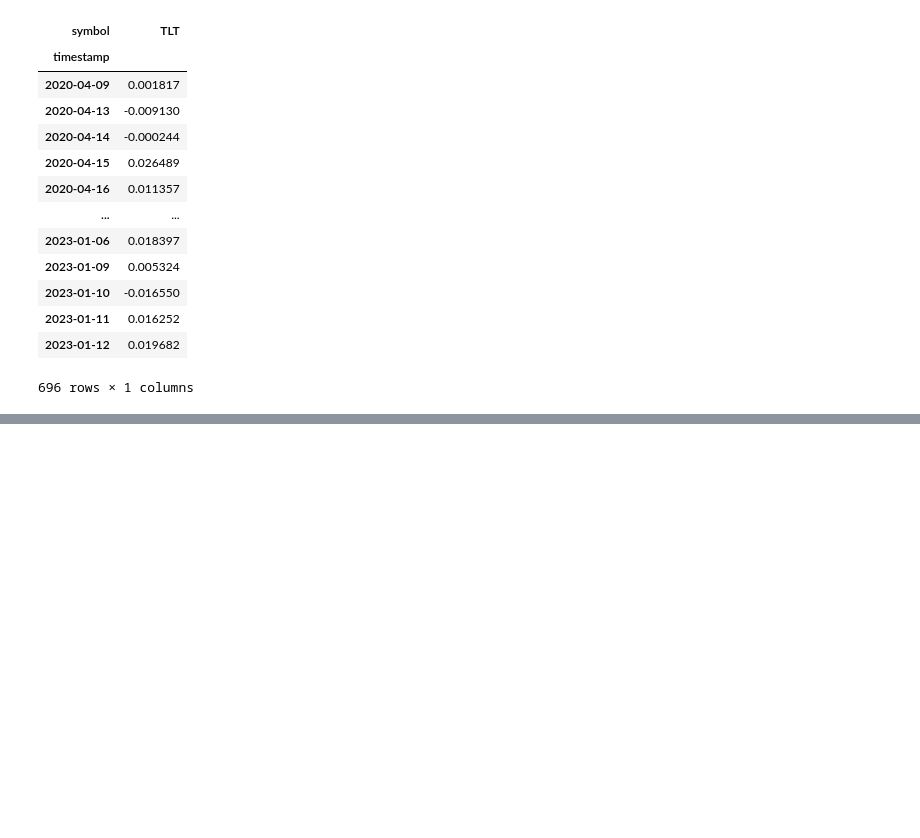
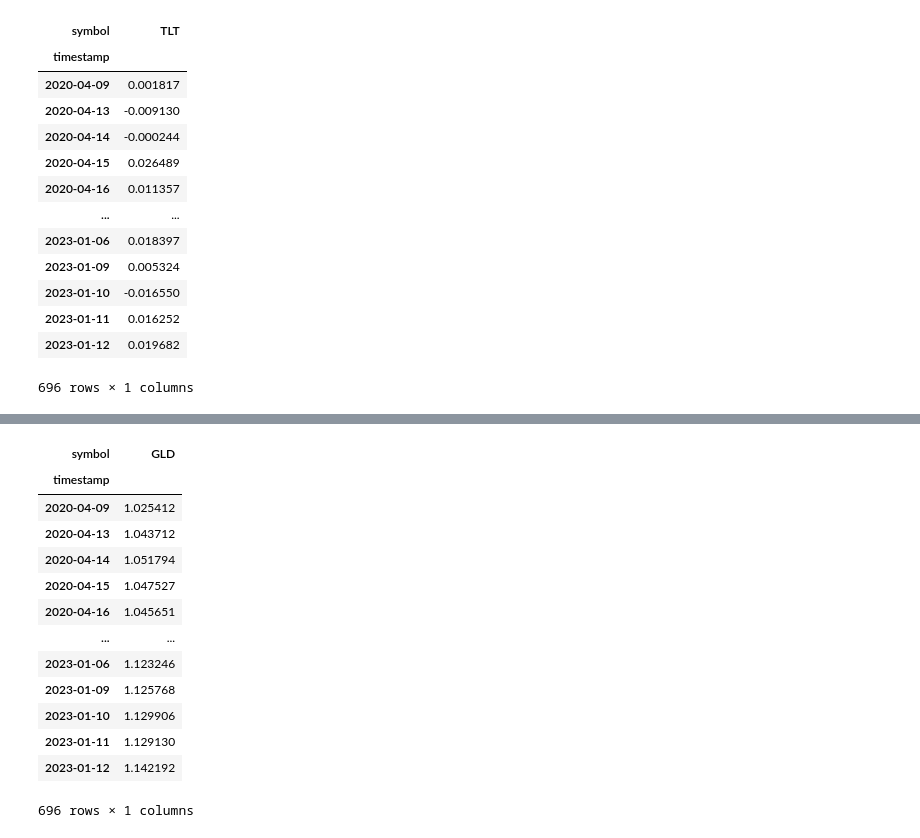
Before and after one commit to jordan-gilmartin/Alpaca-API-Data, a Jupyter notebook: Alpaca-API-Data.ipynb, the cells around one changed output, grey strips where cells are left out. Cells and saved outputs as stored; diff of their text form; code cells hidden in the pictures; blank space fills up the shorter version.

```diff
--- a/Alpaca-API-Data.ipynb
+++ b/Alpaca-API-Data.ipynb
@@ -592,0 +627,19 @@ SOROS_cumprod
+# %%
+# Running cumprod (cumulative product) function over GLD Daily Returns to calculate overall gain / loss
+GLD_cumprod = (1 + gld_daily).cumprod()
+GLD_cumprod
+# %% [output]
+| symbol | GLD |
+| timestamp |  |
+| 2020-04-09 | 1.025412 |
+| 2020-04-13 | 1.043712 |
+| 2020-04-14 | 1.051794 |
+| 2020-04-15 | 1.047527 |
+| 2020-04-16 | 1.045651 |
+| ... | ... |
+| 2023-01-06 | 1.123246 |
+| 2023-01-09 | 1.125768 |
+| 2023-01-10 | 1.129906 |
+| 2023-01-11 | 1.129130 |
+| 2023-01-12 | 1.142192 |
+696 rows × 1 columns
```
Also changed, not shown: parts of 3 cells of this notebook.
